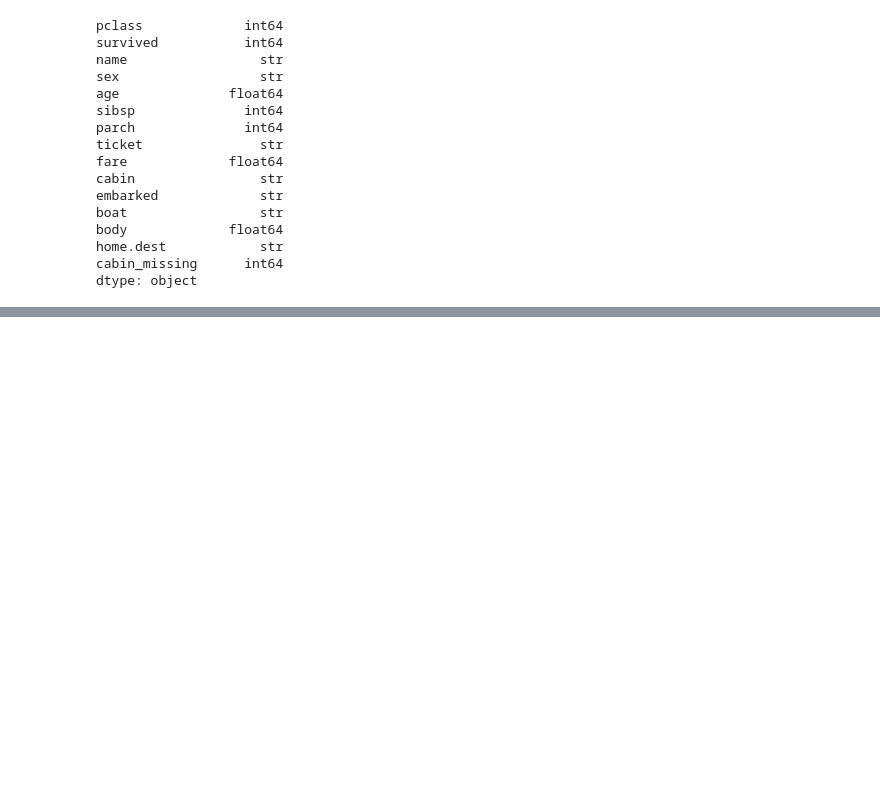
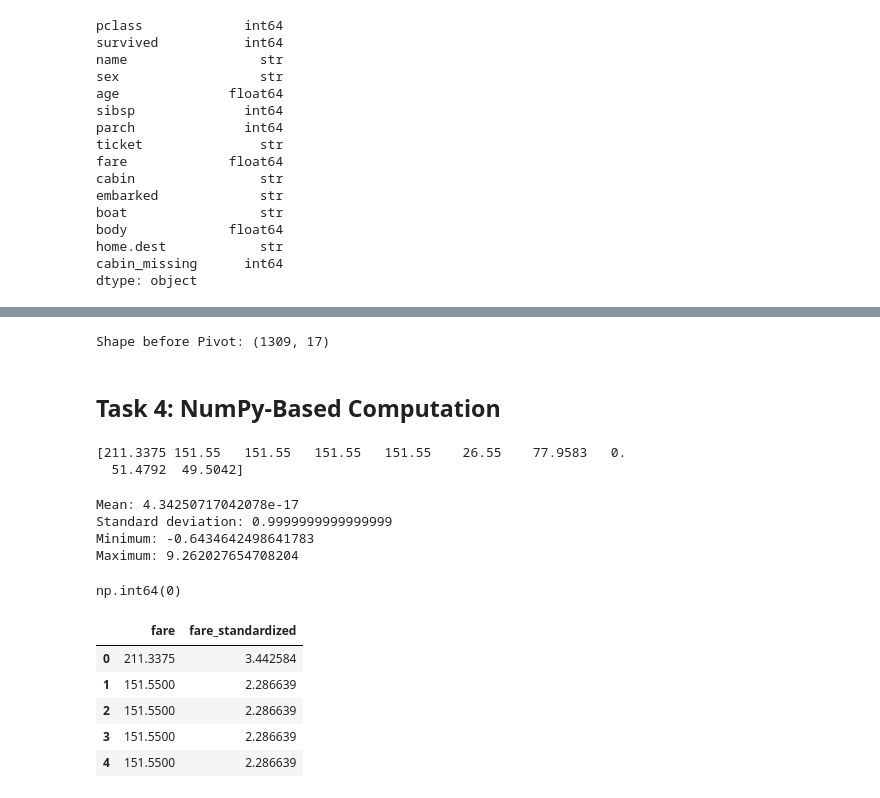
Before and after one commit to YVETTEKAZ/tekherproject, a Jupyter notebook: notebooks/assignment2.ipynb, the cells around one changed output, grey strips where cells are left out. Cells and saved outputs as stored; diff of their text form; code cells hidden in the pictures; blank space fills up the shorter version.

```diff
--- a/notebooks/assignment2.ipynb
+++ b/notebooks/assignment2.ipynb
@@ -215,0 +263,12 @@ dtype: object
+# %%
+print("Shape before Pivot:", df.shape)
+# %% [output]
+Shape before Pivot: (1309, 17)
+# %% [markdown]
+## Task 4: NumPy-Based Computation
+# %%
+fare_array = df["fare"].to_numpy()
+print(fare_array[:10])
+# %% [output]
+[211.3375 151.55   151.55   151.55   151.55    26.55    77.9583   0.
+  51.4792  49.5042]
@@ -215,0 +280,14 @@ dtype: object
+# %%
+print("Mean:", np.mean(fare_standardized))
+print("Standard deviation:", np.std(fare_standardized))
+print("Minimum:", np.min(fare_standardized))
+print("Maximum:", np.max(fare_standardized))
+# %% [output]
+Mean: 4.34250717042078e-17
+Standard deviation: 0.9999999999999999
+Minimum: -0.6434642498641783
+Maximum: 9.262027654708204
+# %%
+df["fare"].isnull().sum()
+# %% [output]
+np.int64(0)
@@ -215,0 +296,9 @@ dtype: object
+# %%
+df[["fare", "fare_standardized"]].head()
+# %% [output]
+|  | fare | fare_standardized |
+| 0 | 211.3375 | 3.442584 |
+| 1 | 151.5500 | 2.286639 |
+| 2 | 151.5500 | 2.286639 |
+| 3 | 151.5500 | 2.286639 |
+| 4 | 151.5500 | 2.286639 |
```
Also changed, not shown: parts of 25 cells of this notebook, 5 other files.
